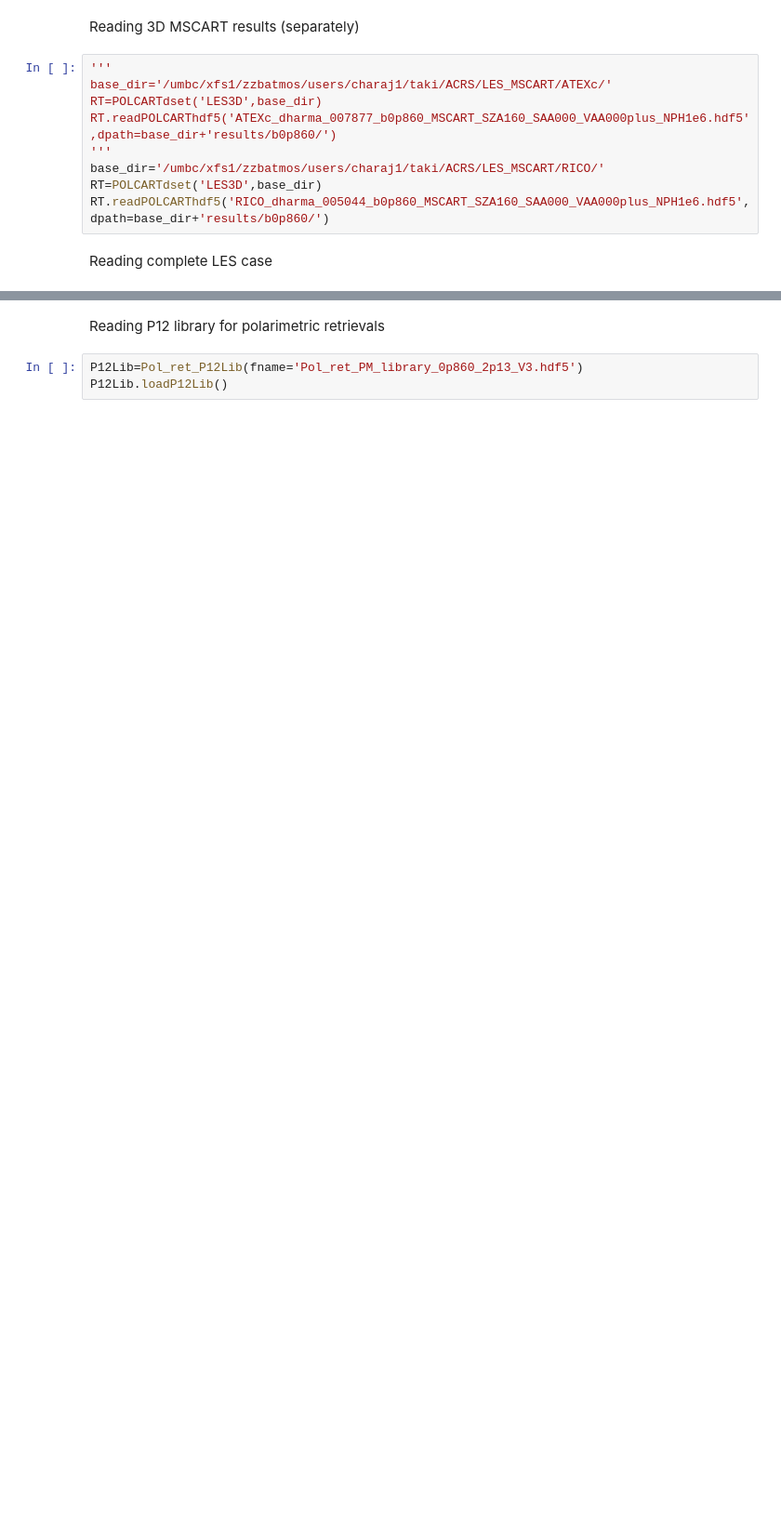
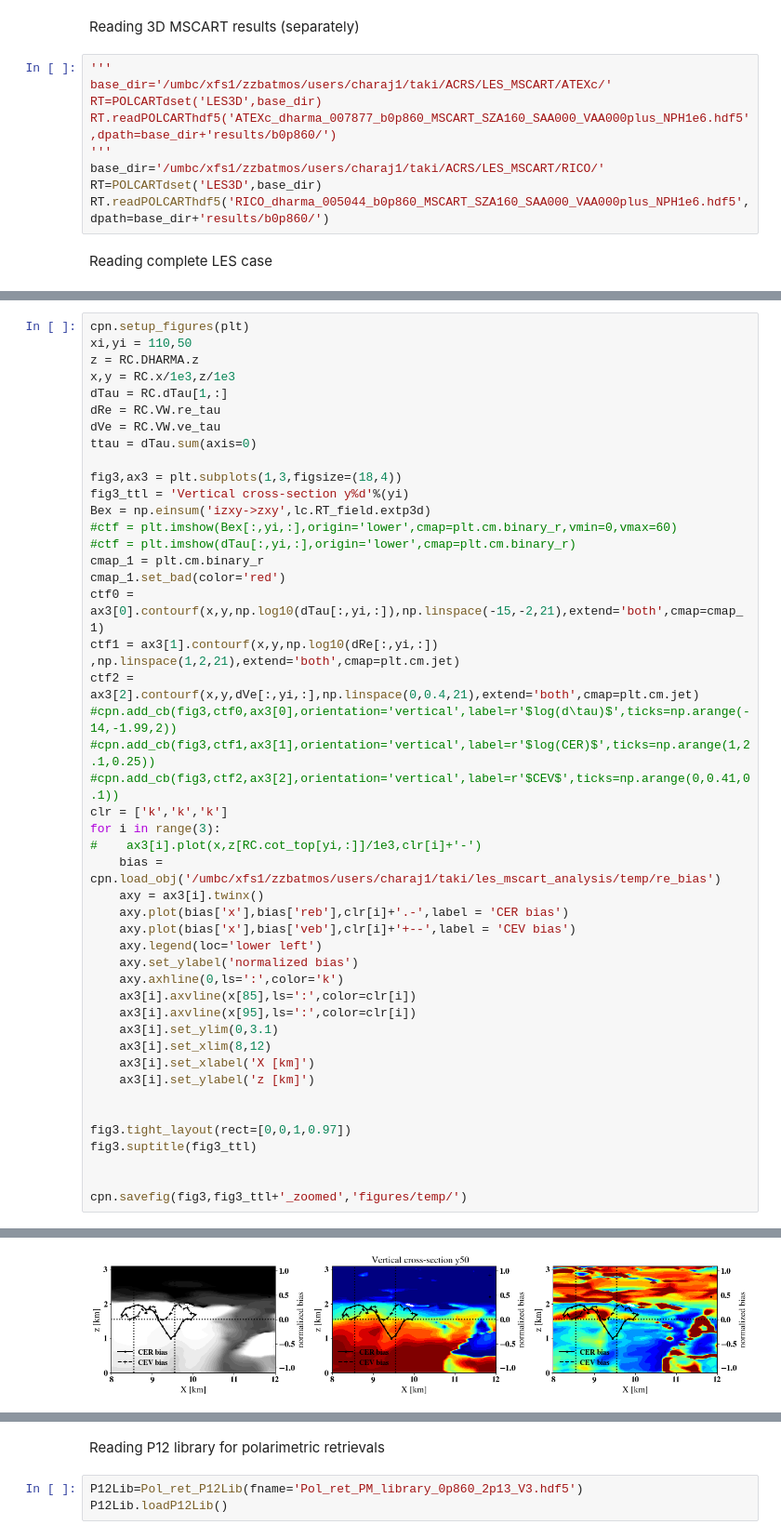
Before and after one commit to cpnHere/ACRS, a Jupyter notebook: Retrievals/Pol_retrievals/analysis_pol_ret.ipynb, the cells around one changed output, grey strips where cells are left out. Shown at 93% size. Saved outputs shown, nothing was run; the diff lists cells and outputs as text; blank space fills up the shorter version.

```diff
--- a/Retrievals/Pol_retrievals/analysis_pol_ret.ipynb
+++ b/Retrievals/Pol_retrievals/analysis_pol_ret.ipynb
@@ -299,0 +307,47 @@ lc.RT_field.extp3d.shape
+# %%
+cpn.setup_figures(plt)
+xi,yi = 110,50
+z = RC.DHARMA.z
+x,y = RC.x/1e3,z/1e3
+dTau = RC.dTau[1,:]
+dRe = RC.VW.re_tau
+dVe = RC.VW.ve_tau
+ttau = dTau.sum(axis=0)
+
+fig3,ax3 = plt.subplots(1,3,figsize=(18,4))
+fig3_ttl = 'Vertical cross-section y%d'%(yi)
+Bex = np.einsum('izxy->zxy',lc.RT_field.extp3d)
+#ctf = plt.imshow(Bex[:,yi,:],origin='lower',cmap=plt.cm.binary_r,vmin=0,vmax=60)
+#ctf = plt.imshow(dTau[:,yi,:],origin='lower',cmap=plt.cm.binary_r)
+cmap_1 = plt.cm.binary_r
+cmap_1.set_bad(color='red')
+ctf0 = ax3[0].contourf(x,y,np.log10(dTau[:,yi,:]),np.linspace(-15,-2,21),extend='both',cmap=cmap_1)
+ctf1 = ax3[1].contourf(x,y,np.log10(dRe[:,yi,:]) ,np.linspace(1,2,21),extend='both',cmap=plt.cm.jet)
+ctf2 = ax3[2].contourf(x,y,dVe[:,yi,:],np.linspace(0,0.4,21),extend='both',cmap=plt.cm.jet)
+#cpn.add_cb(fig3,ctf0,ax3[0],orientation='vertical',label=r'$log(d\tau)$',ticks=np.arange(-14,-1.99,2))
+#cpn.add_cb(fig3,ctf1,ax3[1],orientation='vertical',label=r'$log(CER)$',ticks=np.arange(1,2.1,0.25))
+#cpn.add_cb(fig3,ctf2,ax3[2],orientation='vertical',label=r'$CEV$',ticks=np.arange(0,0.41,0.1))
+clr = ['k','k','k']
+for i in range(3):
+#    ax3[i].plot(x,z[RC.cot_top[yi,:]]/1e3,clr[i]+'-')
+    bias = cpn.load_obj('/umbc/xfs1/zzbatmos/users/charaj1/taki/les_mscart_analysis/temp/re_bias')
+    axy = ax3[i].twinx()
+    axy.plot(bias['x'],bias['reb'],clr[i]+'.-',label = 'CER bias')
+    axy.plot(bias['x'],bias['veb'],clr[i]+'+--',label = 'CEV bias')
+    axy.legend(loc='lower left')
+    axy.set_ylabel('normalized bias')
+    axy.axhline(0,ls=':',color='k')
+    ax3[i].axvline(x[85],ls=':',color=clr[i])
+    ax3[i].axvline(x[95],ls=':',color=clr[i])
+    ax3[i].set_ylim(0,3.1)
+    ax3[i].set_xlim(8,12)
+    ax3[i].set_xlabel('X [km]')
+    ax3[i].set_ylabel('z [km]')
+
+
+fig3.tight_layout(rect=[0,0,1,0.97])
+fig3.suptitle(fig3_ttl)
+
+
+cpn.savefig(fig3,fig3_ttl+'_zoomed','figures/temp/')
+# %% [output]
@@ -299,0 +359 @@ lc.RT_field.extp3d.shape
+[figure, added]
```
Also changed, not shown: parts of 32 cells of this notebook.
